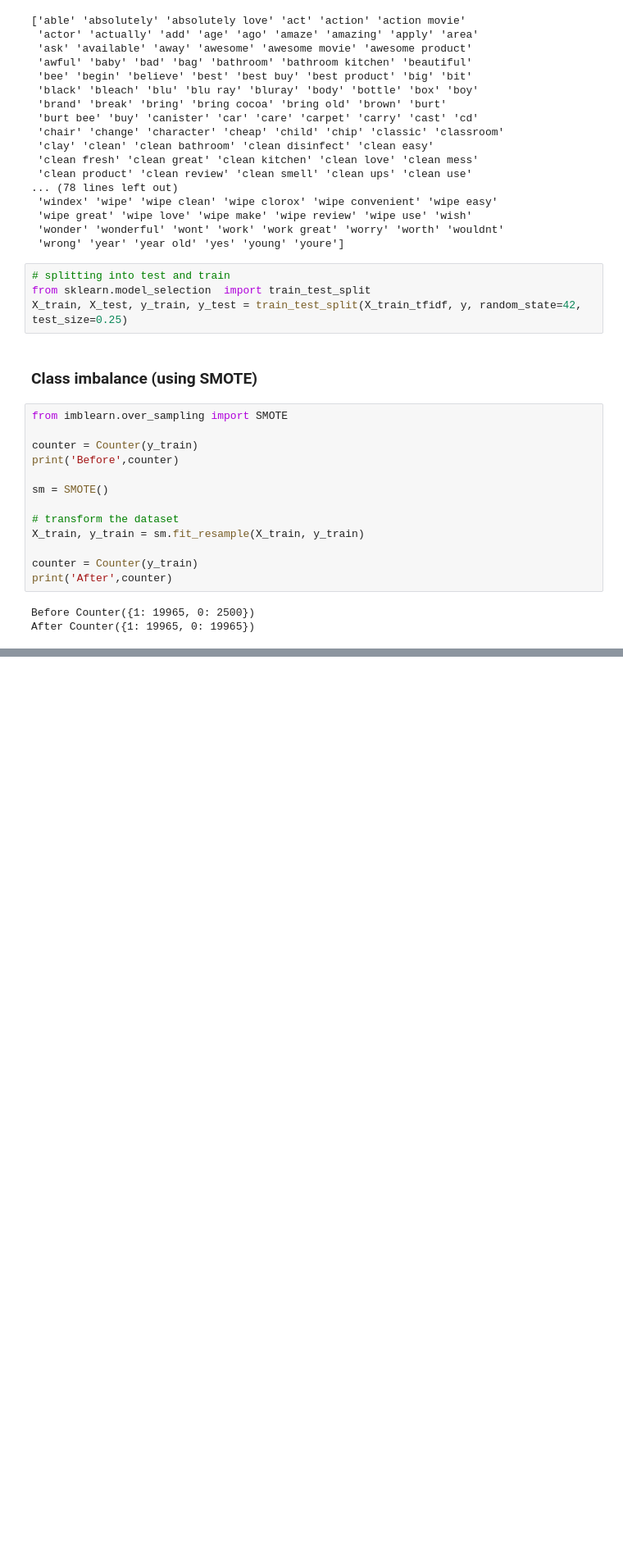
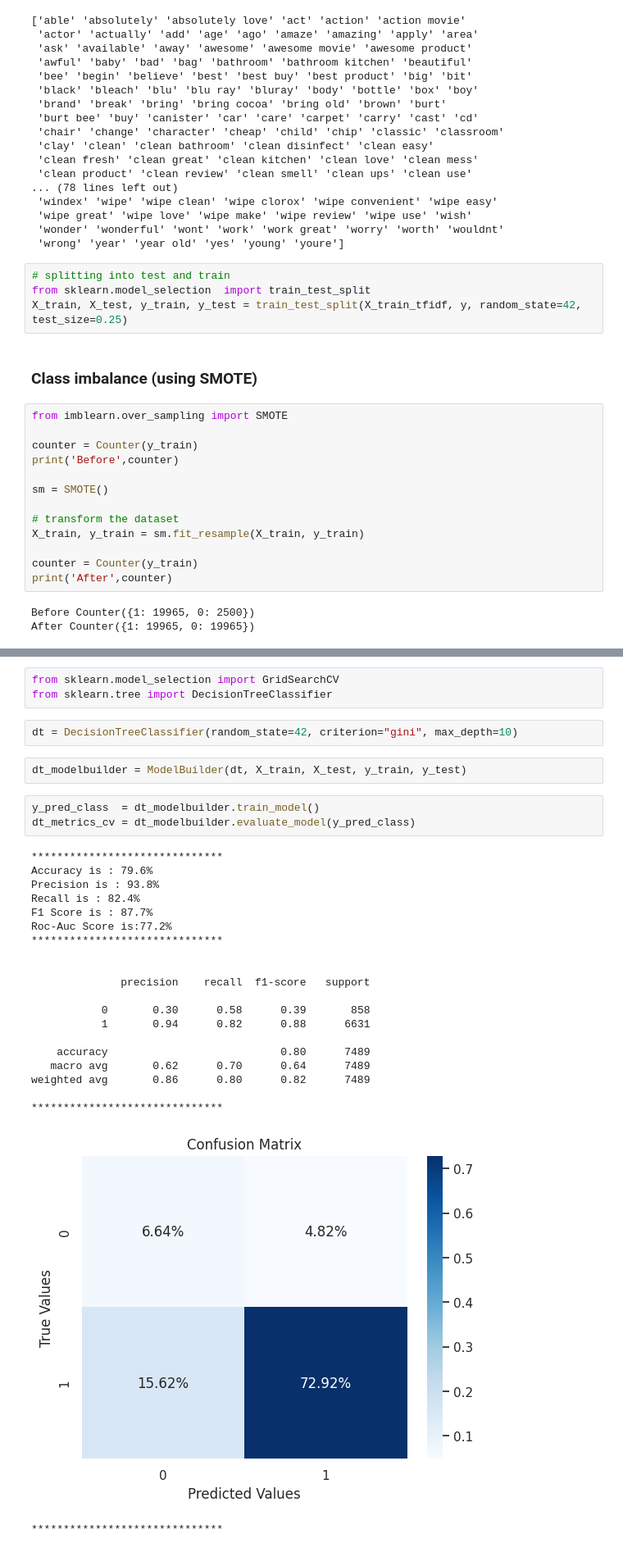
Before and after one commit to Aswani-ReddyKV/Capstone_Sentiment_Recommendation, a Jupyter notebook: Aswani_Reddy_Sentiment_Recommendation.ipynb, the cells around one changed output, grey strips where cells are left out. Shown at 82% size. Drawn from its saved outputs; the diff is of its cells as text; blank space fills up the shorter version.

```diff
--- a/Aswani_Reddy_Sentiment_Recommendation.ipynb
+++ b/Aswani_Reddy_Sentiment_Recommendation.ipynb
@@ -621,0 +777,32 @@ After Counter({1: 19965, 0: 19965})
+# %%
+from sklearn.model_selection import GridSearchCV
+from sklearn.tree import DecisionTreeClassifier
+# %%
+dt = DecisionTreeClassifier(random_state=42, criterion="gini", max_depth=10)
+# %%
+dt_modelbuilder = ModelBuilder(dt, X_train, X_test, y_train, y_test)
+# %%
+y_pred_class  = dt_modelbuilder.train_model()
+dt_metrics_cv = dt_modelbuilder.evaluate_model(y_pred_class)
+# %% [output]
+******************************
+Accuracy is : 79.6%
+Precision is : 93.8%
+Recall is : 82.4%
+F1 Score is : 87.7%
+Roc-Auc Score is:77.2%
+******************************
+
+
+              precision    recall  f1-score   support
+
+           0       0.30      0.58      0.39       858
+           1       0.94      0.82      0.88      6631
+
+    accuracy                           0.80      7489
+   macro avg       0.62      0.70      0.64      7489
+weighted avg       0.86      0.80      0.82      7489
+
+******************************
+[figure, added]
+******************************
```
Also changed, not shown: parts of 31 cells of this notebook.
